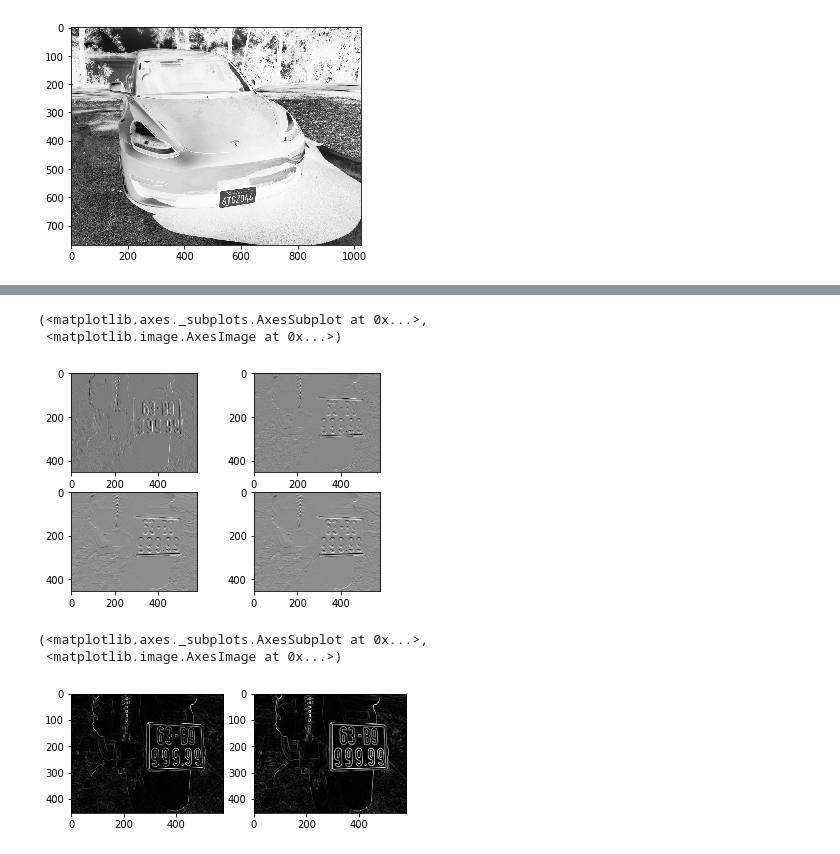
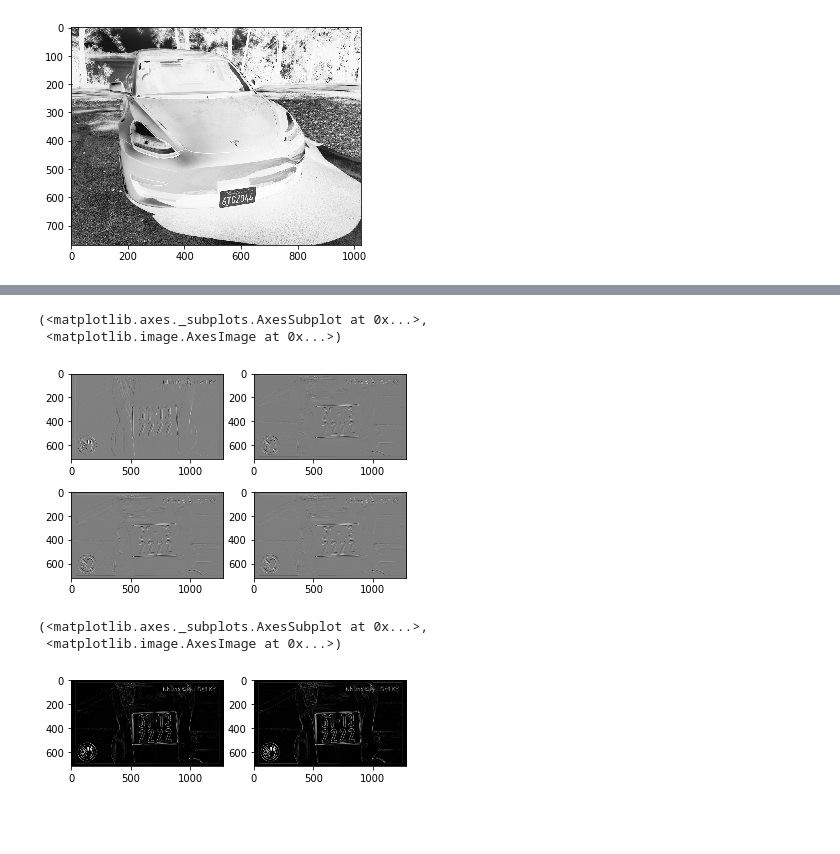
Before and after one commit to lhgiang149/License-Plate-detection, a Jupyter notebook: CropLicensePlate.ipynb, the cells around one changed output, grey strips where cells are left out. Drawn from its saved outputs; the diff is of its cells as text; code cells hidden in the pictures; blank space fills up the shorter version.

```diff
--- a/CropLicensePlate.ipynb
+++ b/CropLicensePlate.ipynb
@@ -53,6 +85,3 @@ findEmailDomain("dcnkjana@example.com")
-# %%
-pylab.rcParams['savefig.dpi'] = 100 # default 72
-%config InlineBackend.figure_formats=['svg'] # SVG inline viewing
 # %%
 import cv2
 import numpy as np
@@ -207,7 +237,7 @@ import cv2
 import matplotlib.pyplot as mlt
 import numpy as np
 
-img_path = 'bien_xe.jpg'
+img_path = '12.jpg'
 image = cv2.imread(img_path)
 gray = cv2.cvtColor(image, cv2.COLOR_BGR2GRAY)
 mlt.imshow(gray, cmap = 'gray')
@@ -224,17 +260,17 @@ mlt.imshow(blur,cmap = 'gray')
 # %%
-sobelx_o = cv2.Sobel(gray,cv2.CV_64F,1,0,ksize=3)
-sobely_o = cv2.Sobel(gray,cv2.CV_64F,0,1,ksize=3)
-sobelx_b = cv2.Sobel(blur,cv2.CV_64F,1,0,ksize=3)
-sobely_b = cv2.Sobel(blur,cv2.CV_64F,0,1,ksize=3)
+sobelx_o = cv2.Sobel(gray,cv2.CV_64F,1,0,ksize=5)
+sobely_o = cv2.Sobel(gray,cv2.CV_64F,0,1,ksize=5)
+sobelx_b = cv2.Sobel(blur,cv2.CV_64F,1,0,ksize=5)
+sobely_b = cv2.Sobel(blur,cv2.CV_64F,0,1,ksize=5)
 mlt.subplot(2,2,1),mlt.imshow(sobelx_o,cmap = 'gray')
 mlt.subplot(2,2,2),mlt.imshow(sobely_o,cmap = 'gray')
 mlt.subplot(2,2,3),mlt.imshow(sobely_b,cmap = 'gray')
 mlt.subplot(2,2,4),mlt.imshow(sobely_b,cmap = 'gray')
 # mlt.imshow(sobelx, cmap = 'gray')
 # %% [output]
 (<matplotlib.axes._subplots.AxesSubplot at 0x...>,
  <matplotlib.image.AxesImage at 0x...>)
-[figure, old version]
+[figure, new version]
 # %%
 img_o = np.sqrt(sobelx_o**2+sobely_o**2)
 img_b = np.sqrt(sobelx_b**2+sobely_b**2)
@@ -243,4 +279,4 @@ mlt.subplot(1,2,2),mlt.imshow(img_b, cmap = 'gray')
 # %% [output]
 (<matplotlib.axes._subplots.AxesSubplot at 0x...>,
  <matplotlib.image.AxesImage at 0x...>)
-[figure, old version]
+[figure, new version]
```
Also changed, not shown: parts of 26 cells of this notebook, 9 other files.
